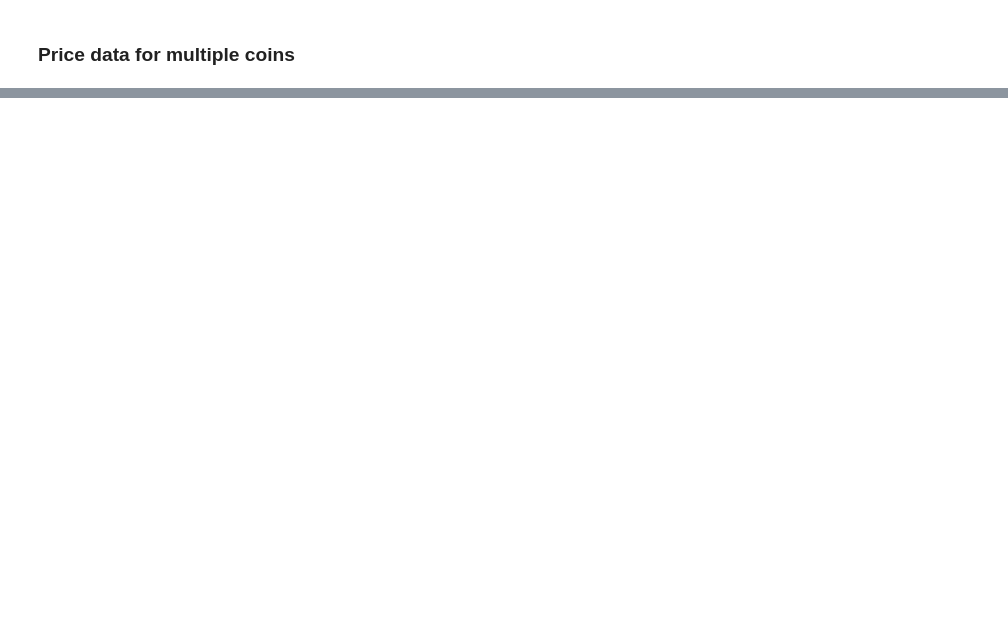
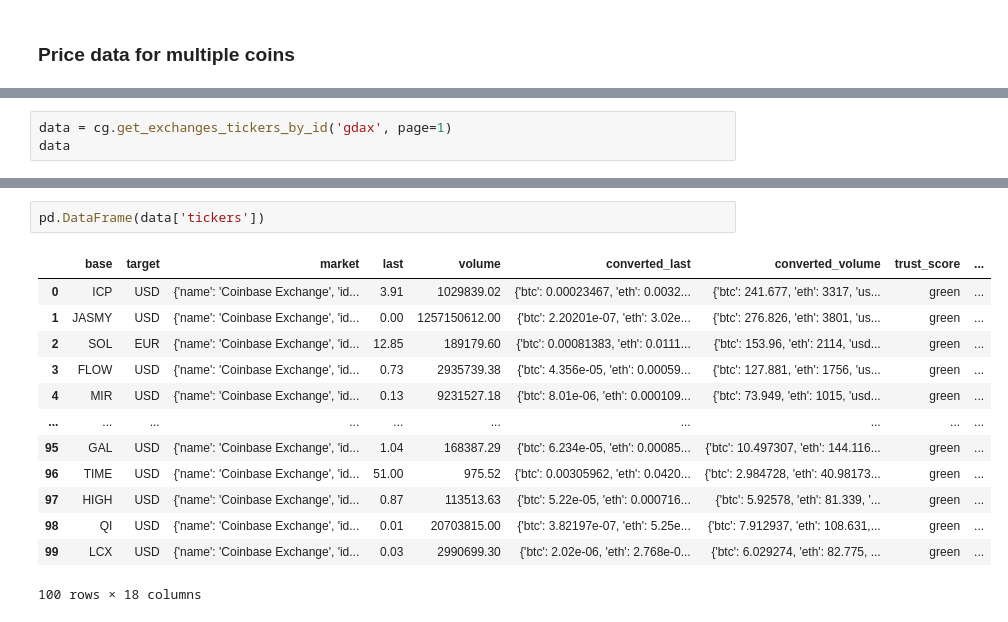
Before and after one commit to Jayce77/pythonDataCookbook, a Jupyter notebook: WorkingWithCoinGeckoData.ipynb, the cells around one changed output, grey strips where cells are left out. Saved outputs shown, nothing was run; the diff lists cells and outputs as text; blank space fills up the shorter version.

```diff
--- a/WorkingWithCoinGeckoData.ipynb
+++ b/WorkingWithCoinGeckoData.ipynb
@@ -712,0 +1239,3 @@ pd.DataFrame(data).T
+# %%
+data = cg.get_exchanges_tickers_by_id('gdax', page=1)
+data
@@ -712,0 +1260,16 @@ pd.DataFrame(data).T
+# %%
+pd.DataFrame(data['tickers'])
+# %% [output]
+|  | base | target | market | last | volume | converted_last | converted_volume | trust_score | ... |
+| 0 | ICP | USD | {'name': 'Coinbase Exchange', 'id... | 3.91 | 1029839.02 | {'btc': 0.00023467, 'eth': 0.0032... | {'btc': 241.677, 'eth': 3317, 'us... | green | ... |
+| 1 | JASMY | USD | {'name': 'Coinbase Exchange', 'id... | 0.00 | 1257150612.00 | {'btc': 2.20201e-07, 'eth': 3.02e... | {'btc': 276.826, 'eth': 3801, 'us... | green | ... |
+| 2 | SOL | EUR | {'name': 'Coinbase Exchange', 'id... | 12.85 | 189179.60 | {'btc': 0.00081383, 'eth': 0.0111... | {'btc': 153.96, 'eth': 2114, 'usd... | green | ... |
+| 3 | FLOW | USD | {'name': 'Coinbase Exchange', 'id... | 0.73 | 2935739.38 | {'btc': 4.356e-05, 'eth': 0.00059... | {'btc': 127.881, 'eth': 1756, 'us... | green | ... |
+| 4 | MIR | USD | {'name': 'Coinbase Exchange', 'id... | 0.13 | 9231527.18 | {'btc': 8.01e-06, 'eth': 0.000109... | {'btc': 73.949, 'eth': 1015, 'usd... | green | ... |
+| ... | ... | ... | ... | ... | ... | ... | ... | ... | ... |
+| 95 | GAL | USD | {'name': 'Coinbase Exchange', 'id... | 1.04 | 168387.29 | {'btc': 6.234e-05, 'eth': 0.00085... | {'btc': 10.497307, 'eth': 144.116... | green | ... |
+| 96 | TIME | USD | {'name': 'Coinbase Exchange', 'id... | 51.00 | 975.52 | {'btc': 0.00305962, 'eth': 0.0420... | {'btc': 2.984728, 'eth': 40.98173... | green | ... |
+| 97 | HIGH | USD | {'name': 'Coinbase Exchange', 'id... | 0.87 | 113513.63 | {'btc': 5.22e-05, 'eth': 0.000716... | {'btc': 5.92578, 'eth': 81.339, '... | green | ... |
+| 98 | QI | USD | {'name': 'Coinbase Exchange', 'id... | 0.01 | 20703815.00 | {'btc': 3.82197e-07, 'eth': 5.25e... | {'btc': 7.912937, 'eth': 108.631,... | green | ... |
+| 99 | LCX | USD | {'name': 'Coinbase Exchange', 'id... | 0.03 | 2990699.30 | {'btc': 2.02e-06, 'eth': 2.768e-0... | {'btc': 6.029274, 'eth': 82.775, ... | green | ... |
+100 rows × 18 columns
```
Also changed, not shown: parts of 47 cells of this notebook.
